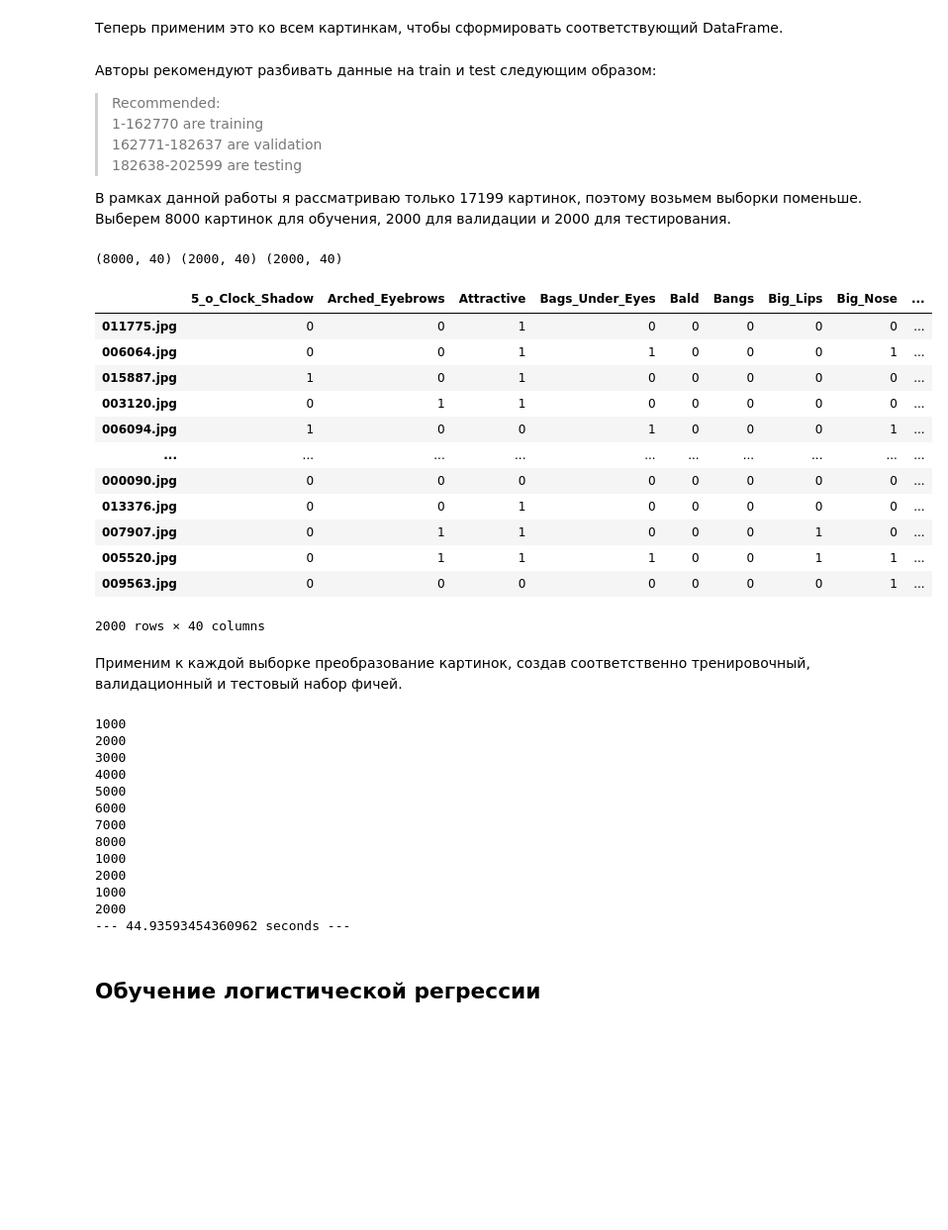
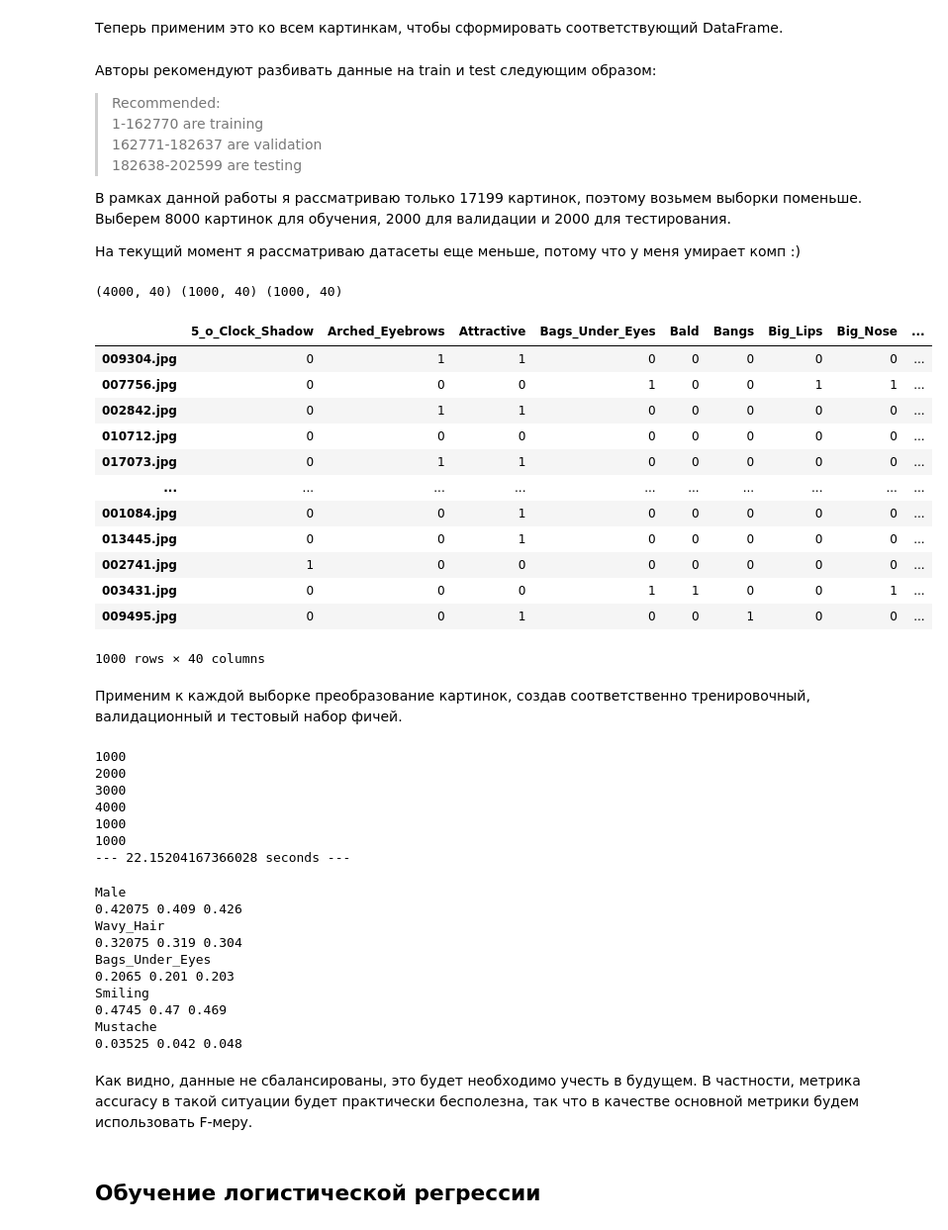
Before and after one commit to MariaZacharneva/face_attributes_recognition, a Jupyter notebook: face_attributes_recogtinion.ipynb, the cells around one changed output. Shown at 99% size. Cells and saved outputs as stored; diff of their text form; code cells hidden in the pictures; blank space fills up the shorter version.

Commit message:
Changed accuracy to f1 score, added small fixes

```diff
--- a/face_attributes_recogtinion.ipynb
+++ b/face_attributes_recogtinion.ipynb
@@ -104,29 +104,32 @@ def create_features_from_indexes(indexes, columns, verboze=1):
 182638-202599 are testing
 
 В рамках данной работы я рассматриваю только 17199 картинок, поэтому возьмем выборки поменьше. Выберем 8000 картинок для обучения, 2000 для валидации и 2000 для тестирования.
+
+
+На текущий момент я рассматриваю датасеты еще меньше, потому что у меня умирает комп :)
 # %%
-y_train = df_attr.iloc[:17199].sample(n=8000, random_state=42)
-y_val = df_attr.iloc[:17199].drop(y_train.index.tolist()).sample(n=2000, random_state=42)
+y_train = df_attr.iloc[:17199].sample(n=4000, random_state=42)
+y_val = df_attr.iloc[:17199].drop(y_train.index.tolist()).sample(n=1000, random_state=42)
 y_test = df_attr.iloc[:17199].drop(y_train.index.tolist())\
-        .drop(y_val.index.tolist()).sample(n=2000, random_state=42)
+        .drop(y_val.index.tolist()).sample(n=1000, random_state=42)
 
 print(y_train.shape, y_val.shape, y_test.shape)
 y_test
 # %% [output]
-(8000, 40) (2000, 40) (2000, 40)
+(4000, 40) (1000, 40) (1000, 40)
 |  | 5_o_Clock_Shadow | Arched_Eyebrows | Attractive | Bags_Under_Eyes | Bald | Bangs | Big_Lips | Big_Nose | ... |
-| 011775.jpg | 0 | 0 | 1 | 0 | 0 | 0 | 0 | 0 | ... |
-| 006064.jpg | 0 | 0 | 1 | 1 | 0 | 0 | 0 | 1 | ... |
-| 015887.jpg | 1 | 0 | 1 | 0 | 0 | 0 | 0 | 0 | ... |
-| 003120.jpg | 0 | 1 | 1 | 0 | 0 | 0 | 0 | 0 | ... |
-| 006094.jpg | 1 | 0 | 0 | 1 | 0 | 0 | 0 | 1 | ... |
+| 009304.jpg | 0 | 1 | 1 | 0 | 0 | 0 | 0 | 0 | ... |
+| 007756.jpg | 0 | 0 | 0 | 1 | 0 | 0 | 1 | 1 | ... |
+| 002842.jpg | 0 | 1 | 1 | 0 | 0 | 0 | 0 | 0 | ... |
+| 010712.jpg | 0 | 0 | 0 | 0 | 0 | 0 | 0 | 0 | ... |
+| 017073.jpg | 0 | 1 | 1 | 0 | 0 | 0 | 0 | 0 | ... |
 | ... | ... | ... | ... | ... | ... | ... | ... | ... | ... |
-| 000090.jpg | 0 | 0 | 0 | 0 | 0 | 0 | 0 | 0 | ... |
-| 013376.jpg | 0 | 0 | 1 | 0 | 0 | 0 | 0 | 0 | ... |
-| 007907.jpg | 0 | 1 | 1 | 0 | 0 | 0 | 1 | 0 | ... |
-| 005520.jpg | 0 | 1 | 1 | 1 | 0 | 0 | 1 | 1 | ... |
-| 009563.jpg | 0 | 0 | 0 | 0 | 0 | 0 | 0 | 1 | ... |
+| 001084.jpg | 0 | 0 | 1 | 0 | 0 | 0 | 0 | 0 | ... |
+| 013445.jpg | 0 | 0 | 1 | 0 | 0 | 0 | 0 | 0 | ... |
+| 002741.jpg | 1 | 0 | 0 | 0 | 0 | 0 | 0 | 0 | ... |
+| 003431.jpg | 0 | 0 | 0 | 1 | 1 | 0 | 0 | 1 | ... |
+| 009495.jpg | 0 | 0 | 1 | 0 | 0 | 1 | 0 | 0 | ... |
-2000 rows × 40 columns
+1000 rows × 40 columns
 # %% [markdown]
 Применим к каждой выборке преобразование картинок, создав соответственно тренировочный, валидационный и тестовый набор фичей.
 # %%
@@ -143,15 +146,29 @@ print("--- %s seconds ---" % (time.time() - start_time))
 2000
 3000
 4000
-5000
-6000
-7000
-8000
 1000
-2000
 1000
-2000
---- 44.93593454360962 seconds ---
+--- 22.15204167366028 seconds ---
+# %%
+attributes = ['Male', 'Wavy_Hair', 'Bags_Under_Eyes', 'Smiling', 'Mustache']
+for attribute in attributes:
+    print(attribute)
+    print(y_train[y_train[attribute] == 1].size / y_train.size,
+          y_val[y_val[attribute] == 1].size / y_val.size,
+          y_test[y_test[attribute] == 1].size / y_test.size)
+# %% [output]
+Male
+0.42075 0.409 0.426
+Wavy_Hair
+0.32075 0.319 0.304
+Bags_Under_Eyes
+0.2065 0.201 0.203
+Smiling
+0.4745 0.47 0.469
+Mustache
+0.03525 0.042 0.048
+# %% [markdown]
+Как видно, данные не сбалансированы, это будет необходимо учесть в будущем. В частности, метрика accuracy в такой ситуации будет практически бесполезна, так что в качестве основной метрики будем использовать F-меру.
 # %% [markdown]
 ## Обучение логистической регрессии
 # %% [markdown]
```
Also changed, not shown: parts of 10 cells of this notebook.
